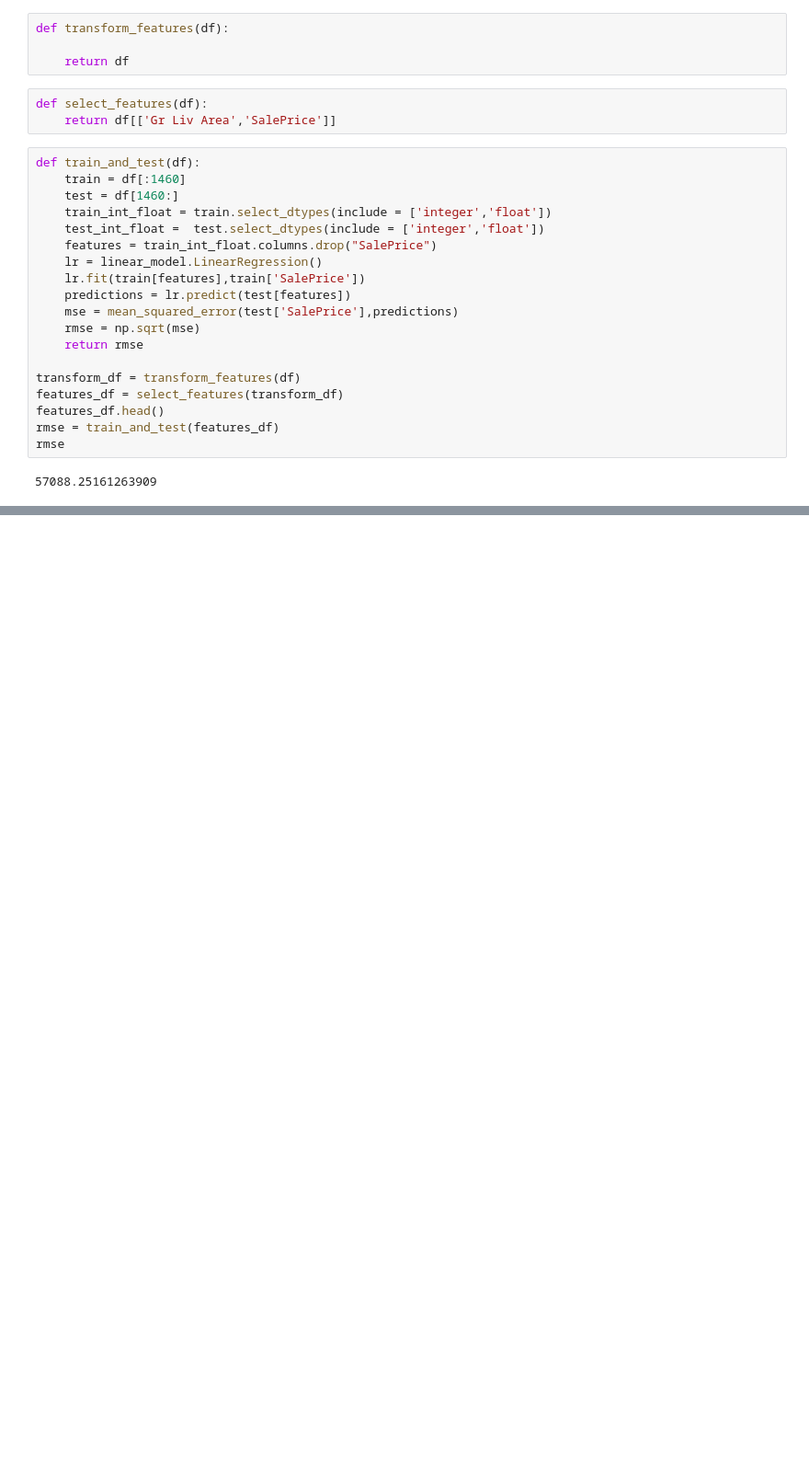
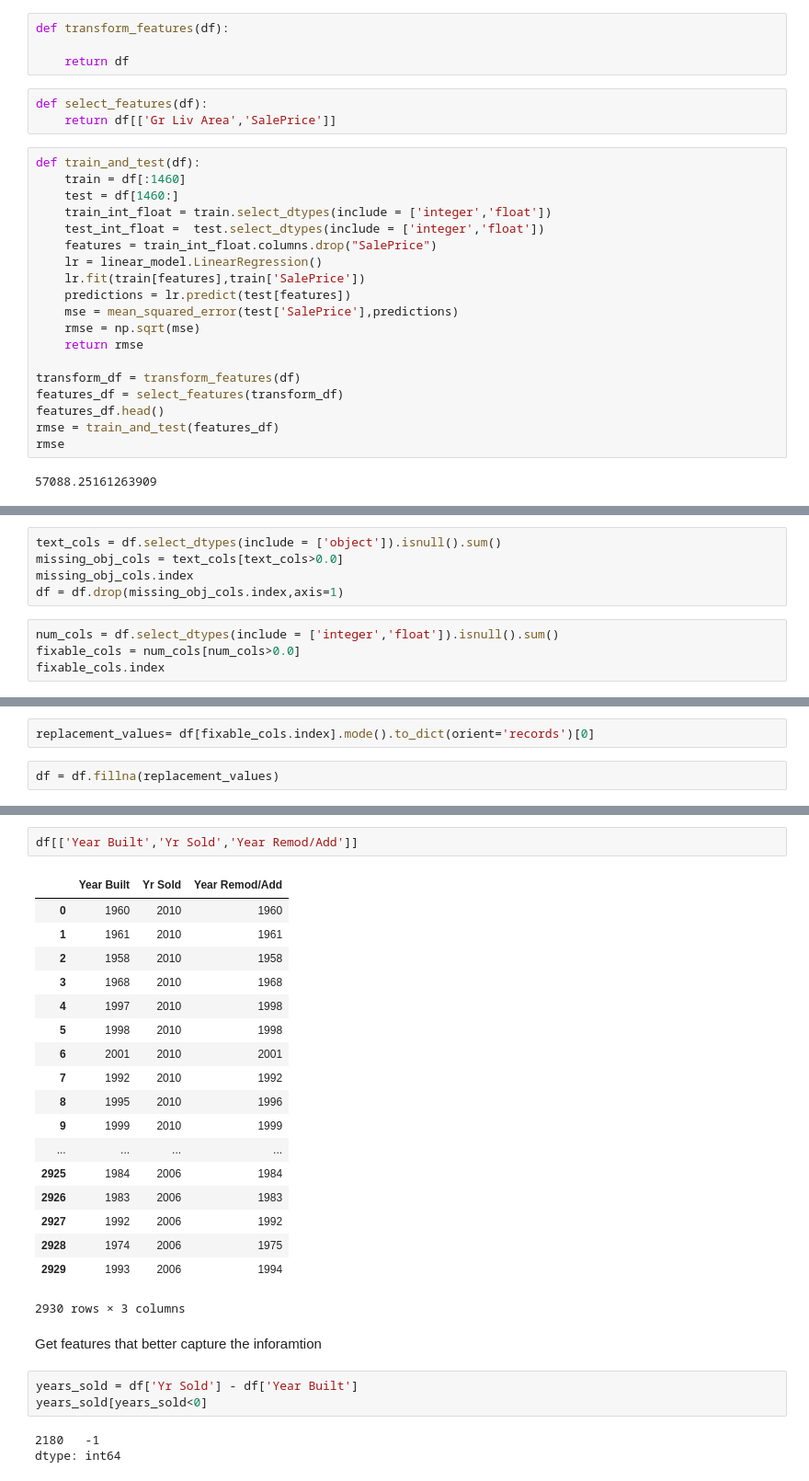
Before and after one commit to naresha28/DataScience_Projects, a Jupyter notebook: House_Prices/house_prices.ipynb, the cells around one changed output, grey strips where cells are left out. Shown at 92% size. Drawn from its saved outputs; the diff is of its cells as text; blank space fills up the shorter version.

```diff
--- a/House_Prices/house_prices.ipynb
+++ b/House_Prices/house_prices.ipynb
@@ -72,0 +91,9 @@ rmse
+# %%
+text_cols = df.select_dtypes(include = ['object']).isnull().sum()
+missing_obj_cols = text_cols[text_cols>0.0]
+missing_obj_cols.index
+df = df.drop(missing_obj_cols.index,axis=1)
+# %%
+num_cols = df.select_dtypes(include = ['integer','float']).isnull().sum()
+fixable_cols = num_cols[num_cols>0.0]
+fixable_cols.index
@@ -72,0 +105,4 @@ rmse
+# %%
+replacement_values= df[fixable_cols.index].mode().to_dict(orient='records')[0]
+# %%
+df = df.fillna(replacement_values)
@@ -72,0 +149,29 @@ rmse
+# %%
+df[['Year Built','Yr Sold','Year Remod/Add']]
+# %% [output]
+|  | Year Built | Yr Sold | Year Remod/Add |
+| 0 | 1960 | 2010 | 1960 |
+| 1 | 1961 | 2010 | 1961 |
+| 2 | 1958 | 2010 | 1958 |
+| 3 | 1968 | 2010 | 1968 |
+| 4 | 1997 | 2010 | 1998 |
+| 5 | 1998 | 2010 | 1998 |
+| 6 | 2001 | 2010 | 2001 |
+| 7 | 1992 | 2010 | 1992 |
+| 8 | 1995 | 2010 | 1996 |
+| 9 | 1999 | 2010 | 1999 |
+| ... | ... | ... | ... |
+| 2925 | 1984 | 2006 | 1984 |
+| 2926 | 1983 | 2006 | 1983 |
+| 2927 | 1992 | 2006 | 1992 |
+| 2928 | 1974 | 2006 | 1975 |
+| 2929 | 1993 | 2006 | 1994 |
+2930 rows × 3 columns
+# %% [markdown]
+Get features that better capture the inforamtion
+# %%
+years_sold = df['Yr Sold'] - df['Year Built']
+years_sold[years_sold<0]
+# %% [output]
+2180   -1
+dtype: int64
```
Also changed, not shown: parts of 13 cells of this notebook.
